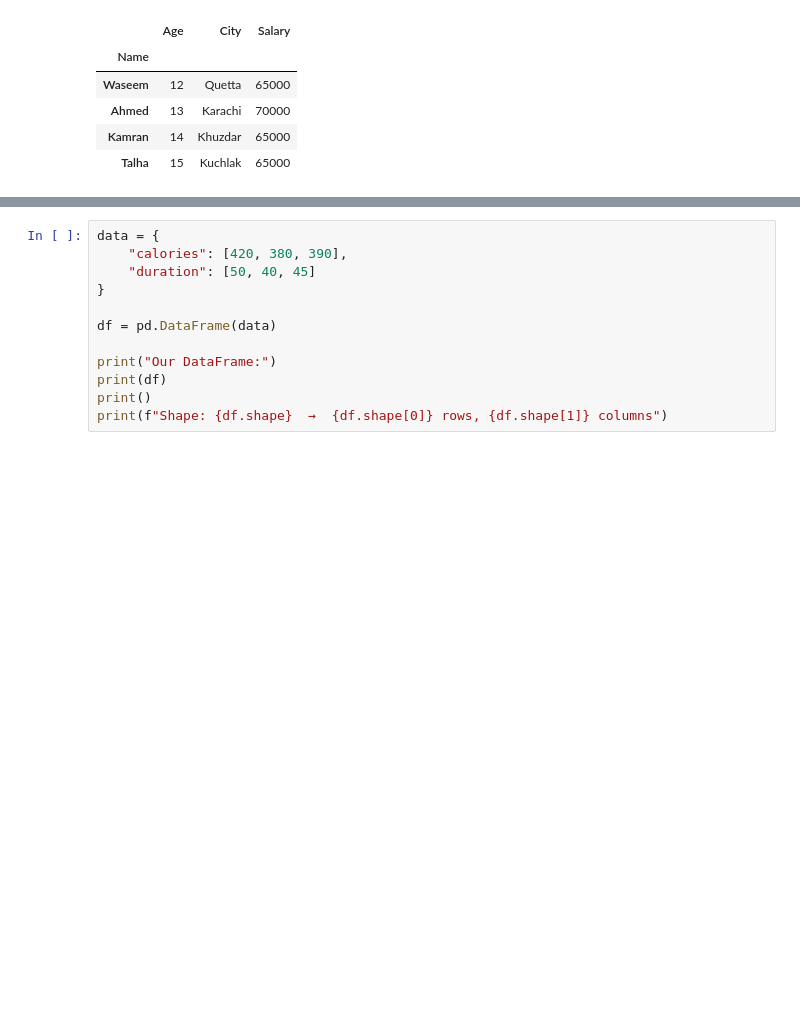
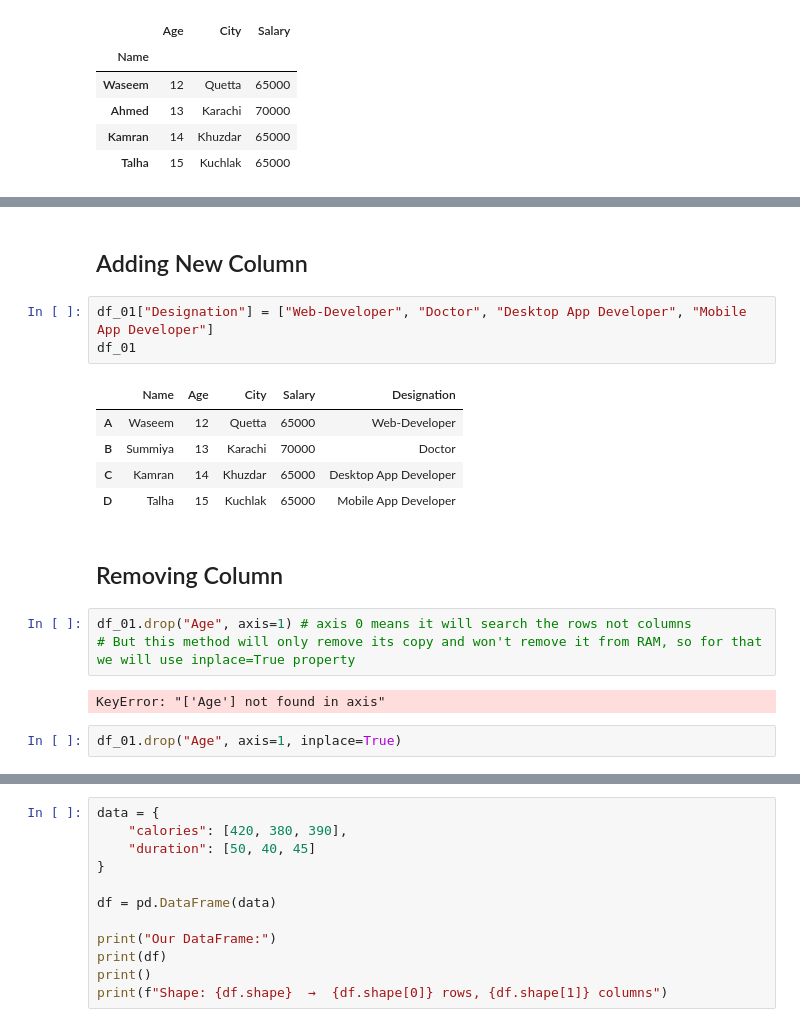
Before and after one commit to waseem-development/AI-NAVTTC, a Jupyter notebook: python/pandas/3_pandas_dataframes.ipynb, the cells around one changed output, grey strips where cells are left out. Cells and saved outputs as stored; diff of their text form; blank space fills up the shorter version.

```diff
--- a/python/pandas/3_pandas_dataframes.ipynb
+++ b/python/pandas/3_pandas_dataframes.ipynb
@@ -86,0 +98,20 @@ my_new_df_with_indexes_changed_later
+# %% [markdown]
+## Adding New Column
+# %%
+df_01["Designation"] = ["Web-Developer", "Doctor", "Desktop App Developer", "Mobile App Developer"]
+df_01
+# %% [output]
+|  | Name | Age | City | Salary | Designation |
+| A | Waseem | 12 | Quetta | 65000 | Web-Developer |
+| B | Summiya | 13 | Karachi | 70000 | Doctor |
+| C | Kamran | 14 | Khuzdar | 65000 | Desktop App Developer |
+| D | Talha | 15 | Kuchlak | 65000 | Mobile App Developer |
+# %% [markdown]
+## Removing Column
+# %%
+df_01.drop("Age", axis=1) # axis 0 means it will search the rows not columns
+# But this method will only remove its copy and won't remove it from RAM, so for that we will use inplace=True property
+# %% [output]
+KeyError: "['Age'] not found in axis"
+# %%
+df_01.drop("Age", axis=1, inplace=True)
```
Also changed, not shown: parts of 7 cells of this notebook.
